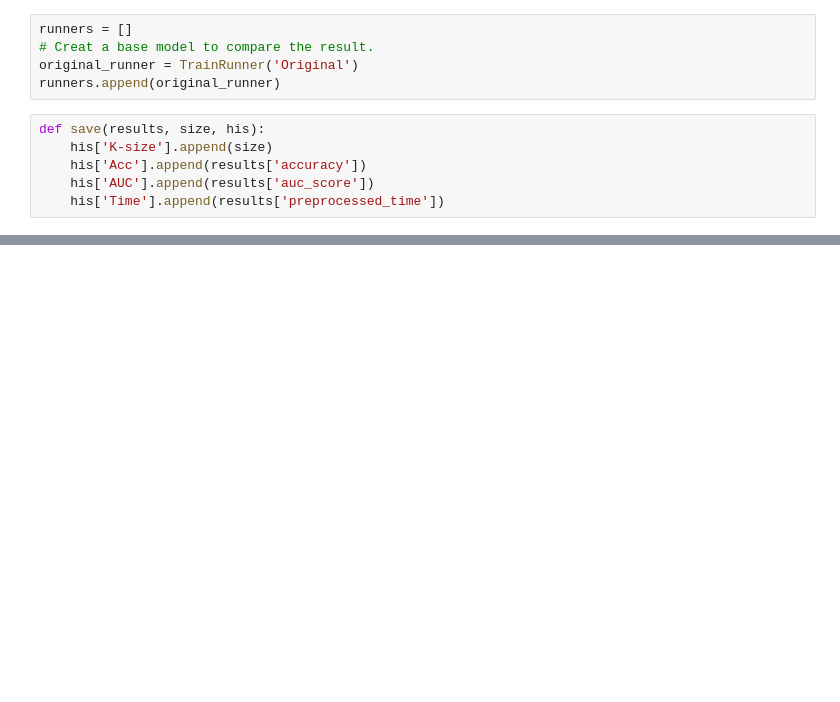
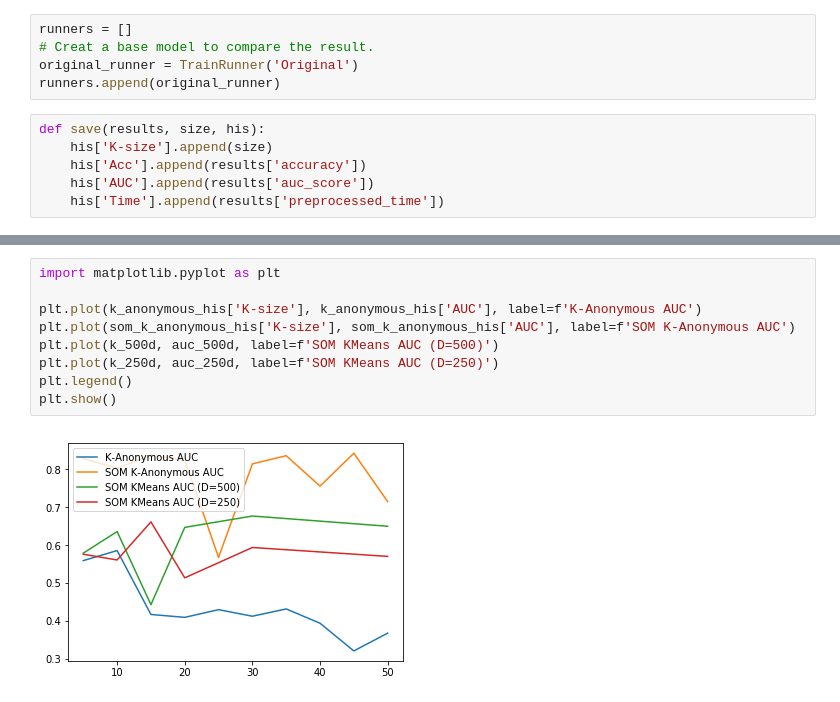
Before and after one commit to PM25/SOM-K-Anonymity, a Jupyter notebook: main.ipynb, the cells around one changed output, grey strips where cells are left out. Cells and saved outputs as stored; diff of their text form; blank space fills up the shorter version.

```diff
--- a/main.ipynb
+++ b/main.ipynb
@@ -69,0 +91,11 @@ Plot(k_anonymous_his, som_k_anonymous_his)
+# %%
+import matplotlib.pyplot as plt
+
+plt.plot(k_anonymous_his['K-size'], k_anonymous_his['AUC'], label=f'K-Anonymous AUC')
+plt.plot(som_k_anonymous_his['K-size'], som_k_anonymous_his['AUC'], label=f'SOM K-Anonymous AUC')
+plt.plot(k_500d, auc_500d, label=f'SOM KMeans AUC (D=500)')
+plt.plot(k_250d, auc_250d, label=f'SOM KMeans AUC (D=250)')
+plt.legend()
+plt.show()
+# %% [output]
+[figure, added]
```
Also changed, not shown: parts of 4 cells of this notebook.
